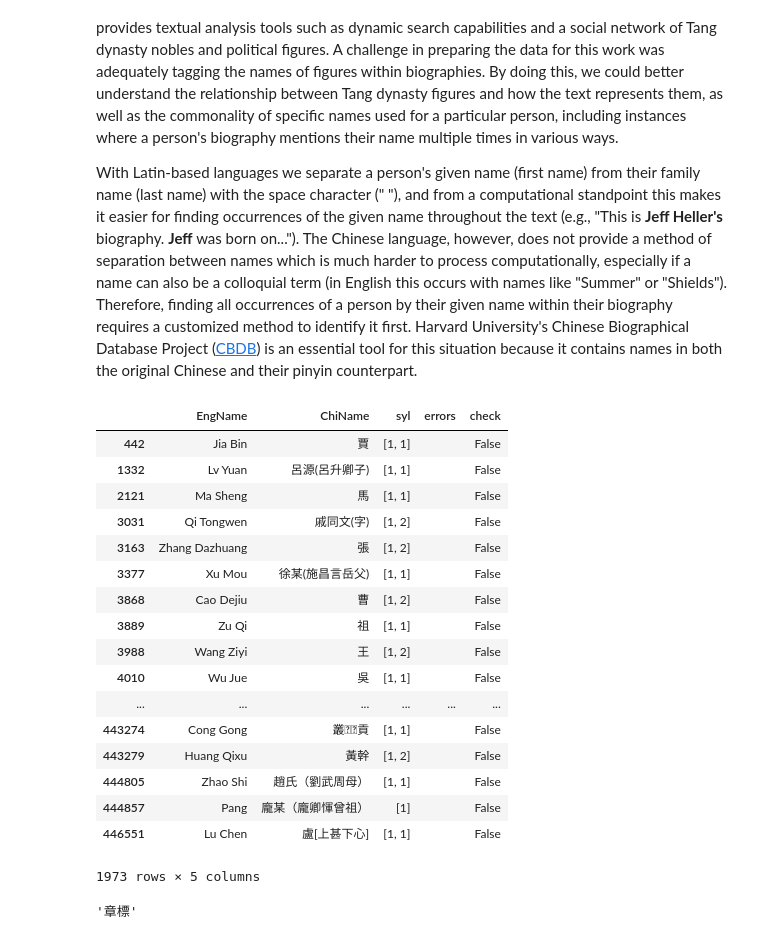
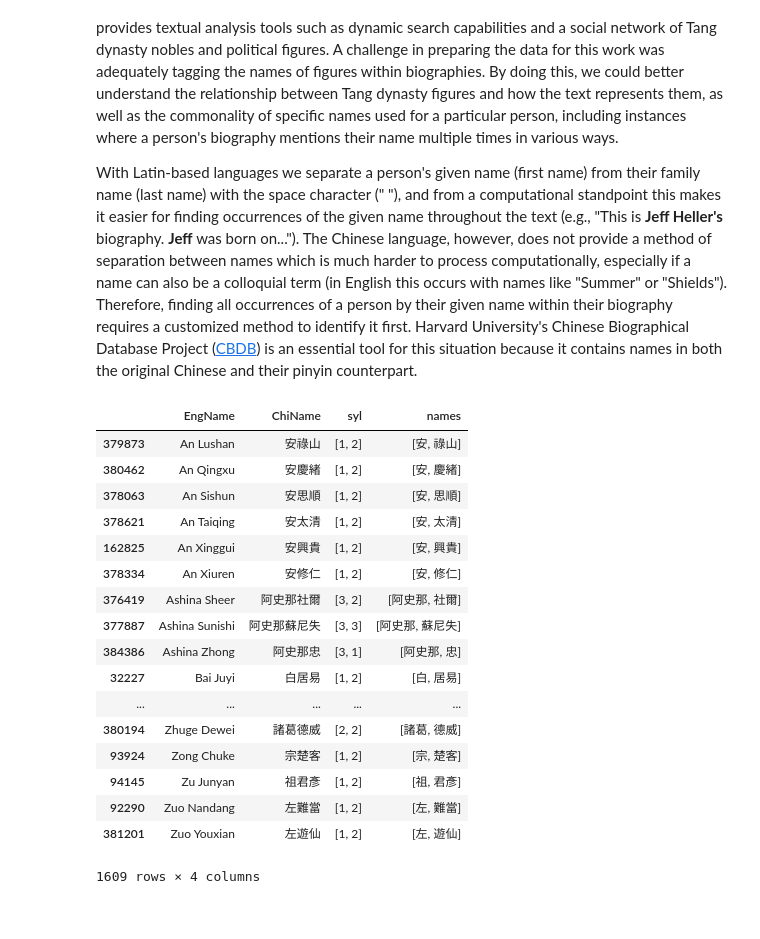
Before and after one commit to JHGFD82/ChineseSyllableCountGeneratorDraftNotes, a Jupyter notebook: Chinese Syllable Count Generator.ipynb, the cells around one changed output. Drawn from its saved outputs; the diff is of its cells as text; code cells hidden in the pictures.

```diff
--- a/Chinese Syllable Count Generator.ipynb
+++ b/Chinese Syllable Count Generator.ipynb
@@ -506,6 +522,60 @@ def sylCount(text, crumbs=False, errorReport=False, CBDB=False, wg=False):
 The Tang History Database, initiated by East Asian Studies Professor Anna Shields and designed by Data and Project Coordinator Jeff Heller, is a comparative database that allows scholars to visualize and analyze information from the Tang Dynastic History written by the Later Jin dynasty in 945AD and the version published by the Song dynasty in 1044AD. The project provides textual analysis tools such as dynamic search capabilities and a social network of Tang dynasty nobles and political figures. A challenge in preparing the data for this work was adequately tagging the names of figures within biographies. By doing this, we could better understand the relationship between Tang dynasty figures and how the text represents them, as well as the commonality of specific names used for a particular person, including instances where a person's biography mentions their name multiple times in various ways.
 
 With Latin-based languages we separate a person's given name (first name) from their family name (last name) with the space character (" "), and from a computational standpoint this makes it easier for finding occurrences of the given name throughout the text (e.g., "This is **Jeff Heller's** biography. **Jeff** was born on..."). The Chinese language, however, does not provide a method of separation between names which is much harder to process computationally, especially if a name can also be a colloquial term (in English this occurs with names like "Summer" or "Shields"). Therefore, finding all occurrences of a person by their given name within their biography requires a customized method to identify it first. Harvard University's Chinese Biographical Database Project ([CBDB](https://projects.iq.harvard.edu/cbdb/home)) is an essential tool for this situation because it contains names in both the original Chinese and their pinyin counterpart.
+# %%
+# Import necessary packages
+import pandas as pd
+
+# Import name data to be split
+names = pd.read_csv('data/TangHistoryNames.csv', index_col=0,
+                    names=['EngName', 'ChiName'])
+
+#
+names['ChiName'] = names['ChiName'].str.replace('\u3000', ' ').replace(' ', '')
+
+names['syl'] = names['EngName'].apply(sylCount)
+
+
+def nameSplit(chiName, syls, selector=0, collect=False):
+
+    if len(syls) < 2:
+        return None
+    else:
+        names = []
+
+    if collect:
+        for i, n in enumerate(syls):
+            cut = sum(syls[:i])
+            names.append(chiName[cut:cut+n])
+    else:
+        cut = sum(syls[:selector])
+        names = chiName[cut:cut+syls[selector]]
+
+    return names
+
+
+names['names'] = names.apply(lambda x: nameSplit(
+    x['ChiName'], x['syl'], collect=True), axis=1)
+display(names)
+# %% [output]
+|  | EngName | ChiName | syl | names |
+| 379873 | An Lushan | 安祿山 | [1, 2] | [安, 祿山] |
+| 380462 | An Qingxu | 安慶緒 | [1, 2] | [安, 慶緒] |
+| 378063 | An Sishun | 安思順 | [1, 2] | [安, 思順] |
+| 378621 | An Taiqing | 安太清 | [1, 2] | [安, 太清] |
+| 162825 | An Xinggui | 安興貴 | [1, 2] | [安, 興貴] |
+| 378334 | An Xiuren | 安修仁 | [1, 2] | [安, 修仁] |
+| 376419 | Ashina Sheer | 阿史那社爾 | [3, 2] | [阿史那, 社爾] |
+| 377887 | Ashina Sunishi | 阿史那蘇尼失 | [3, 3] | [阿史那, 蘇尼失] |
+| 384386 | Ashina Zhong | 阿史那忠 | [3, 1] | [阿史那, 忠] |
+| 32227 | Bai Juyi | 白居易 | [1, 2] | [白, 居易] |
+| ... | ... | ... | ... | ... |
+| 380194 | Zhuge Dewei | 諸葛德威 | [2, 2] | [諸葛, 德威] |
+| 93924 | Zong Chuke | 宗楚客 | [1, 2] | [宗, 楚客] |
+| 94145 | Zu Junyan | 祖君彥 | [1, 2] | [祖, 君彥] |
+| 92290 | Zuo Nandang | 左難當 | [1, 2] | [左, 難當] |
+| 381201 | Zuo Youxian | 左遊仙 | [1, 2] | [左, 遊仙] |
+1609 rows × 4 columns
 # %%
 import pandas as pd
 
@@ -532,25 +608,0 @@ names[names.errors.str.contains('initial')][names.check == False][~names.ChiName
-# %%
-names[names.check == False][~names.errors.str.contains('initial')][~names.errors.str.contains('duplicate')][~names.errors.str.contains('characters')]
-# %% [output]
-|  | EngName | ChiName | syl | errors | check |
-| 442 | Jia Bin | 賈 | [1, 1] |  | False |
-| 1332 | Lv Yuan | 呂源(呂升卿子) | [1, 1] |  | False |
-| 2121 | Ma Sheng | 馬 | [1, 1] |  | False |
-| 3031 | Qi Tongwen | 戚同文(字) | [1, 2] |  | False |
-| 3163 | Zhang Dazhuang | 張 | [1, 2] |  | False |
-| 3377 | Xu Mou | 徐某(施昌言岳父) | [1, 1] |  | False |
-| 3868 | Cao Dejiu | 曹 | [1, 2] |  | False |
-| 3889 | Zu Qi | 祖 | [1, 1] |  | False |
-| 3988 | Wang Ziyi | 王 | [1, 2] |  | False |
-| 4010 | Wu Jue | 吳 | [1, 1] |  | False |
-| ... | ... | ... | ... | ... | ... |
-| 443274 | Cong Gong | 叢貢 | [1, 1] |  | False |
-| 443279 | Huang Qixu | 黃幹 | [1, 2] |  | False |
-| 444805 | Zhao Shi | 趙氏（劉武周母） | [1, 1] |  | False |
-| 444857 | Pang | 龐某（龐卿惲曾祖） | [1] |  | False |
-| 446551 | Lu Chen | 盧[上甚下心] | [1, 1] |  | False |
-1973 rows × 5 columns
-# %%
-names.loc[442352]['ChiName'].replace('\u3000',' ').strip()
-# %% [output]
-'章標'
```
Also changed, not shown: parts of 8 cells of this notebook, 1 other file.
